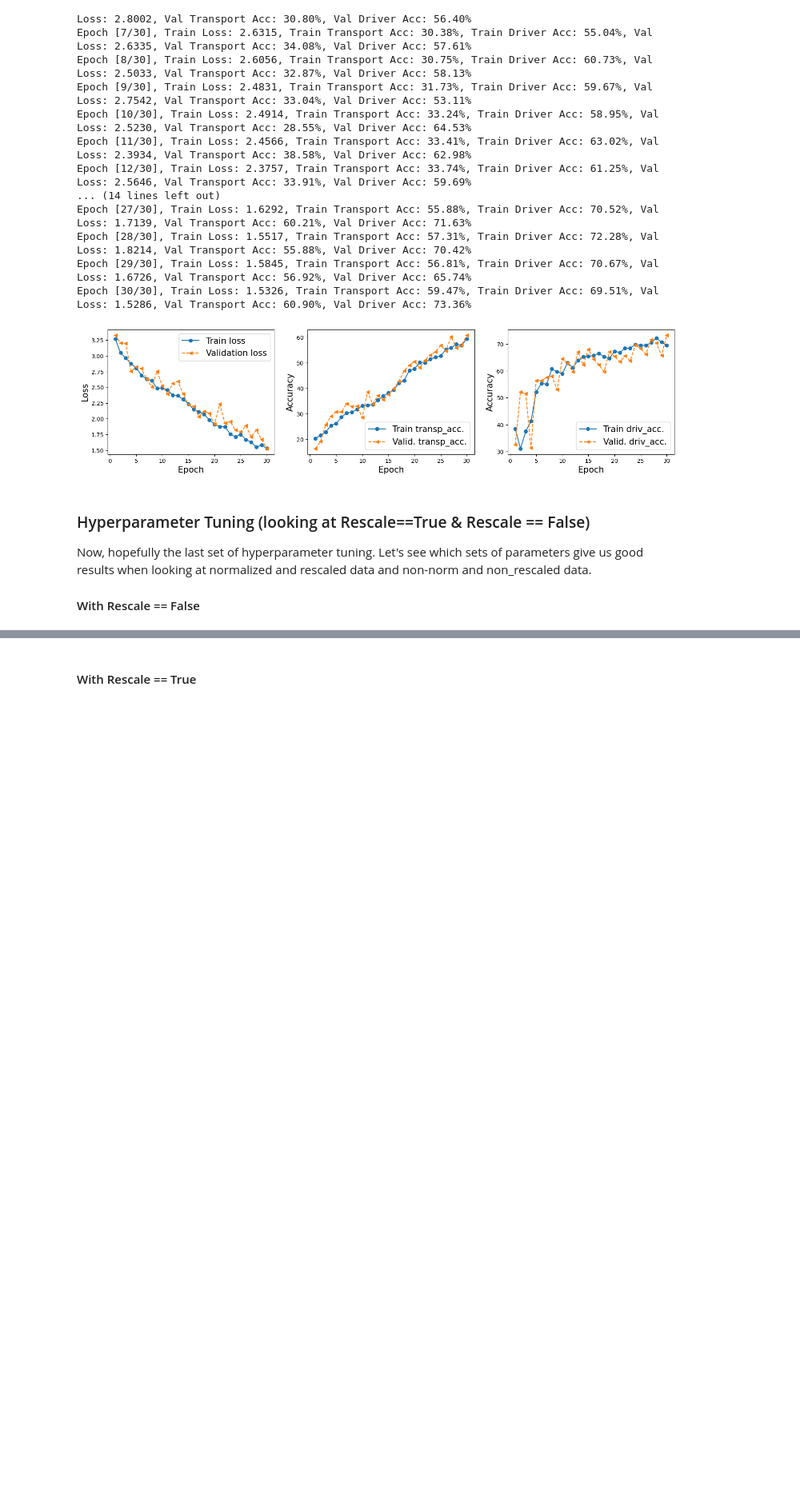
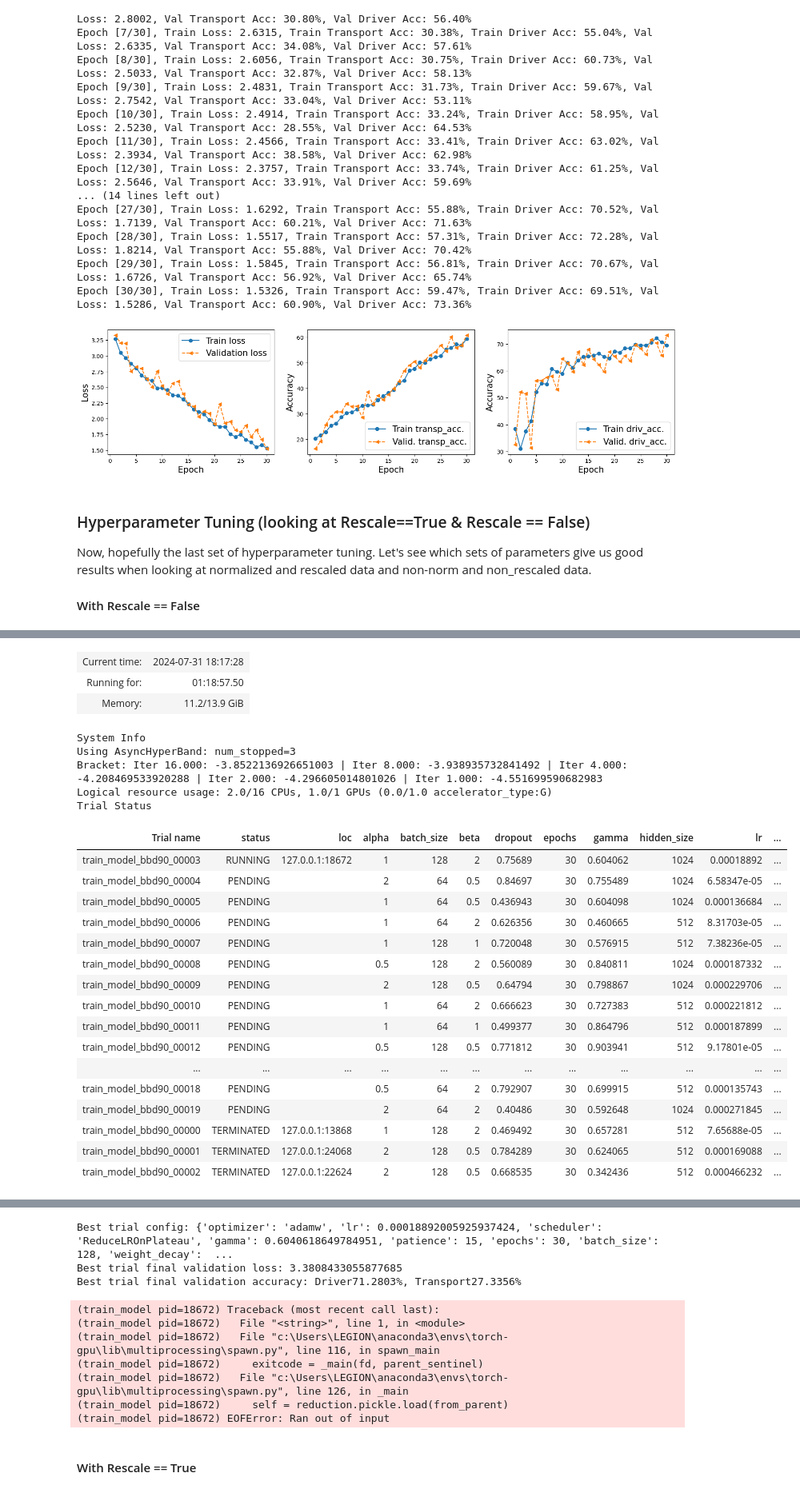
Before and after one commit to EsosaOrumwese/Msc_Research_Project_Multi-Task-Learning_CNN-GRU-biLSTM, a Jupyter notebook: hyperparam_test_MultiTaskModel.ipynb, the cells around one changed output, grey strips where cells are left out. Shown at 80% size. Saved outputs shown, nothing was run; the diff lists cells and outputs as text; code cells hidden in the pictures; blank space fills up the shorter version.

Commit message:
Stopped hyperparameter tuning in order to save time.

```diff
--- a/hyperparam_test_MultiTaskModel.ipynb
+++ b/hyperparam_test_MultiTaskModel.ipynb
@@ -670,18 +670,18 @@ test_datasets = Subset(test_datasets, random.sample(range(5781), 578))
 # Enhanced Hyperparameter search space for Multitask Model
 config = {
     "optimizer": tune.choice(["adam", "adamw"]),
-    "lr": tune.loguniform(1e-4, 1e-2),
+    "lr": tune.loguniform(5e-5, 5e-4),
     "scheduler": tune.choice(["exp", "ReduceLROnPlateau"]),
     "gamma": tune.uniform(0.3, 0.95),  # for exponential scheduler, wider range
     "patience": tune.choice([5, 10, 15]),  # for ReduceLROnPlateau
     "epochs": tune.choice([30]),  # Starting with a wider range
-    "batch_size": tune.choice([32, 64, 128]),
+    "batch_size": tune.choice([64, 128]),
     "weight_decay": tune.loguniform(1e-4, 0.1),  # Slightly wider range
-    "hidden_size": tune.choice([256, 300, 512, 1024]),  # Including 300 and ranges around it
-    "num_layers": tune.choice([1, 2, 3]),  # Number of GRU layers
+    "hidden_size": tune.choice([512, 1024]),  # Including 300 and ranges around it
+    "num_layers": tune.choice([1]),  # Number of GRU layers
     "dropout": tune.uniform(0.4, 0.85),  # Dropout rate, ensuring valid values for num_layers
-    "alpha": tune.choice([1]),
-    "beta": tune.choice([1])
+    "alpha": tune.choice([0.5, 1, 2]),
+    "beta": tune.choice([0.5, 1, 2])
 }
 
 criterion_driver = nn.CrossEntropyLoss(weight=class_weights_dr)
@@ -695,5 +695,5 @@ engine = MTL_engine
 # %%
 mytuner = RayTuning(config, save_dir, criterion, model, modelType, engine)
 # %%
-mytuner.main(train_datasets, valid_datasets, test_datasets, num_samples=25)
+mytuner.main(train_datasets, valid_datasets, test_datasets, num_samples=20, max_num_epochs=30)
 # %% [output]
@@ -700,0 +701,25 @@ mytuner.main(train_datasets, valid_datasets, test_datasets, num_samples=25)
+| Current time: | 2024-07-31 18:17:28 |
+| Running for: | 01:18:57.50 |
+| Memory: | 11.2/13.9 GiB |
+System Info
+Using AsyncHyperBand: num_stopped=3
+Bracket: Iter 16.000: -3.8522136926651003 | Iter 8.000: -3.938935732841492 | Iter 4.000: -4.208469533920288 | Iter 2.000: -4.296605014801026 | Iter 1.000: -4.551699590682983
+Logical resource usage: 2.0/16 CPUs, 1.0/1 GPUs (0.0/1.0 accelerator_type:G)
+Trial Status
+| Trial name | status | loc | alpha | batch_size | beta | dropout | epochs | gamma | hidden_size | lr | ... |
+| train_model_bbd90_00003 | RUNNING | 127.0.0.1:18672 | 1 | 128 | 2 | 0.75689 | 30 | 0.604062 | 1024 | 0.00018892 | ... |
+| train_model_bbd90_00004 | PENDING |  | 2 | 64 | 0.5 | 0.84697 | 30 | 0.755489 | 1024 | 6.58347e-05 | ... |
+| train_model_bbd90_00005 | PENDING |  | 1 | 64 | 0.5 | 0.436943 | 30 | 0.604098 | 1024 | 0.000136684 | ... |
+| train_model_bbd90_00006 | PENDING |  | 1 | 64 | 2 | 0.626356 | 30 | 0.460665 | 512 | 8.31703e-05 | ... |
+| train_model_bbd90_00007 | PENDING |  | 1 | 128 | 1 | 0.720048 | 30 | 0.576915 | 512 | 7.38236e-05 | ... |
+| train_model_bbd90_00008 | PENDING |  | 0.5 | 128 | 2 | 0.560089 | 30 | 0.840811 | 1024 | 0.000187332 | ... |
+| train_model_bbd90_00009 | PENDING |  | 2 | 128 | 0.5 | 0.64794 | 30 | 0.798867 | 1024 | 0.000229706 | ... |
+| train_model_bbd90_00010 | PENDING |  | 1 | 64 | 2 | 0.666623 | 30 | 0.727383 | 512 | 0.000221812 | ... |
+| train_model_bbd90_00011 | PENDING |  | 1 | 64 | 1 | 0.499377 | 30 | 0.864796 | 512 | 0.000187899 | ... |
+| train_model_bbd90_00012 | PENDING |  | 0.5 | 128 | 0.5 | 0.771812 | 30 | 0.903941 | 512 | 9.17801e-05 | ... |
+| ... | ... | ... | ... | ... | ... | ... | ... | ... | ... | ... | ... |
+| train_model_bbd90_00018 | PENDING |  | 0.5 | 64 | 2 | 0.792907 | 30 | 0.699915 | 512 | 0.000135743 | ... |
+| train_model_bbd90_00019 | PENDING |  | 2 | 64 | 2 | 0.40486 | 30 | 0.592648 | 1024 | 0.000271845 | ... |
+| train_model_bbd90_00000 | TERMINATED | 127.0.0.1:13868 | 1 | 128 | 2 | 0.469492 | 30 | 0.657281 | 512 | 7.65688e-05 | ... |
+| train_model_bbd90_00001 | TERMINATED | 127.0.0.1:24068 | 2 | 128 | 0.5 | 0.784289 | 30 | 0.624065 | 512 | 0.000169088 | ... |
+| train_model_bbd90_00002 | TERMINATED | 127.0.0.1:22624 | 2 | 128 | 0.5 | 0.668535 | 30 | 0.342436 | 512 | 0.000466232 | ... |
@@ -701,3 +743,13 @@ mytuner.main(train_datasets, valid_datasets, test_datasets, num_samples=25)
+Best trial config: {'optimizer': 'adamw', 'lr': 0.00018892005925937424, 'scheduler': 'ReduceLROnPlateau', 'gamma': 0.6040618649784951, 'patience': 15, 'epochs': 30, 'batch_size': 128, 'weight_decay':  ...
+Best trial final validation loss: 3.3808433055877685
+Best trial final validation accuracy: Driver71.2803%, Transport27.3356%
+(train_model pid=18672) Traceback (most recent call last):
+(train_model pid=18672)   File "<string>", line 1, in <module>
+(train_model pid=18672)   File "c:\Users\LEGION\anaconda3\envs\torch-gpu\lib\multiprocessing\spawn.py", line 116, in spawn_main
+(train_model pid=18672)     exitcode = _main(fd, parent_sentinel)
+(train_model pid=18672)   File "c:\Users\LEGION\anaconda3\envs\torch-gpu\lib\multiprocessing\spawn.py", line 126, in _main
+(train_model pid=18672)     self = reduction.pickle.load(from_parent)
+(train_model pid=18672) EOFError: Ran out of input
 # %% [markdown]
 #### With Rescale == True
 # %%
```
Also changed, not shown: parts of 3 cells of this notebook.
